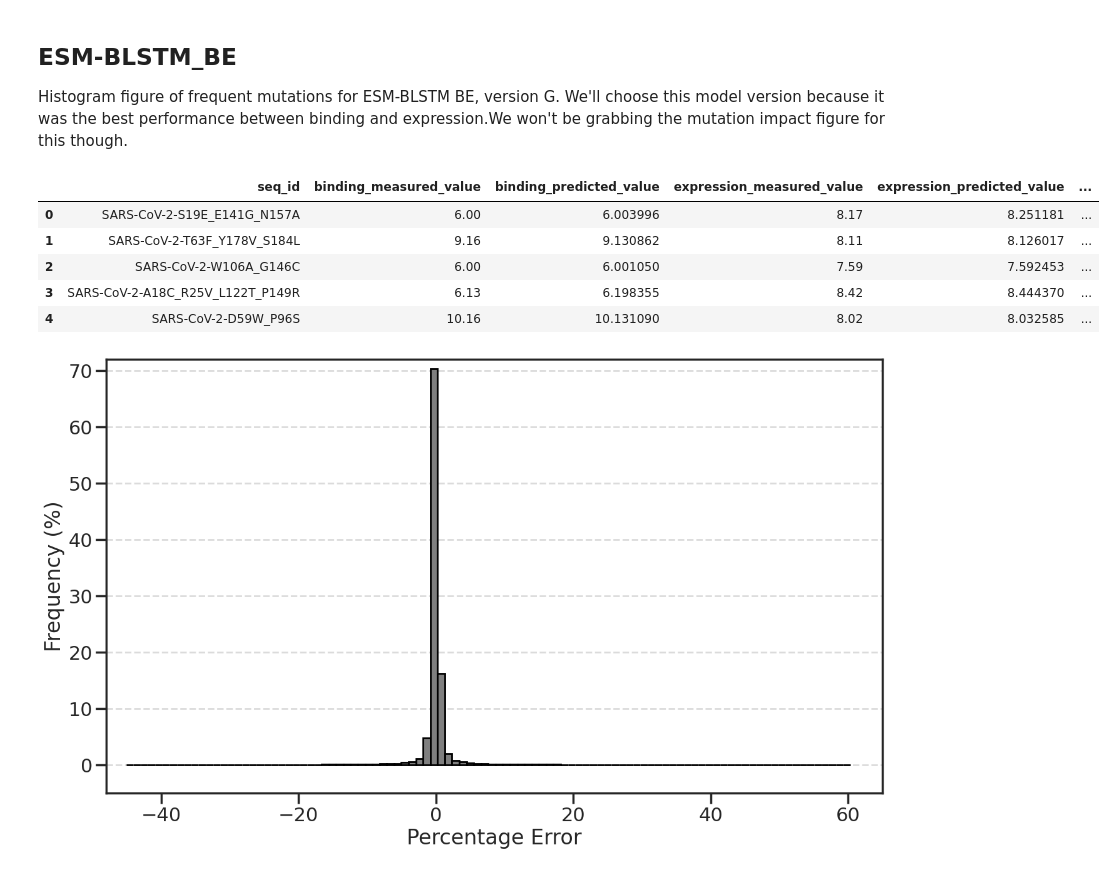
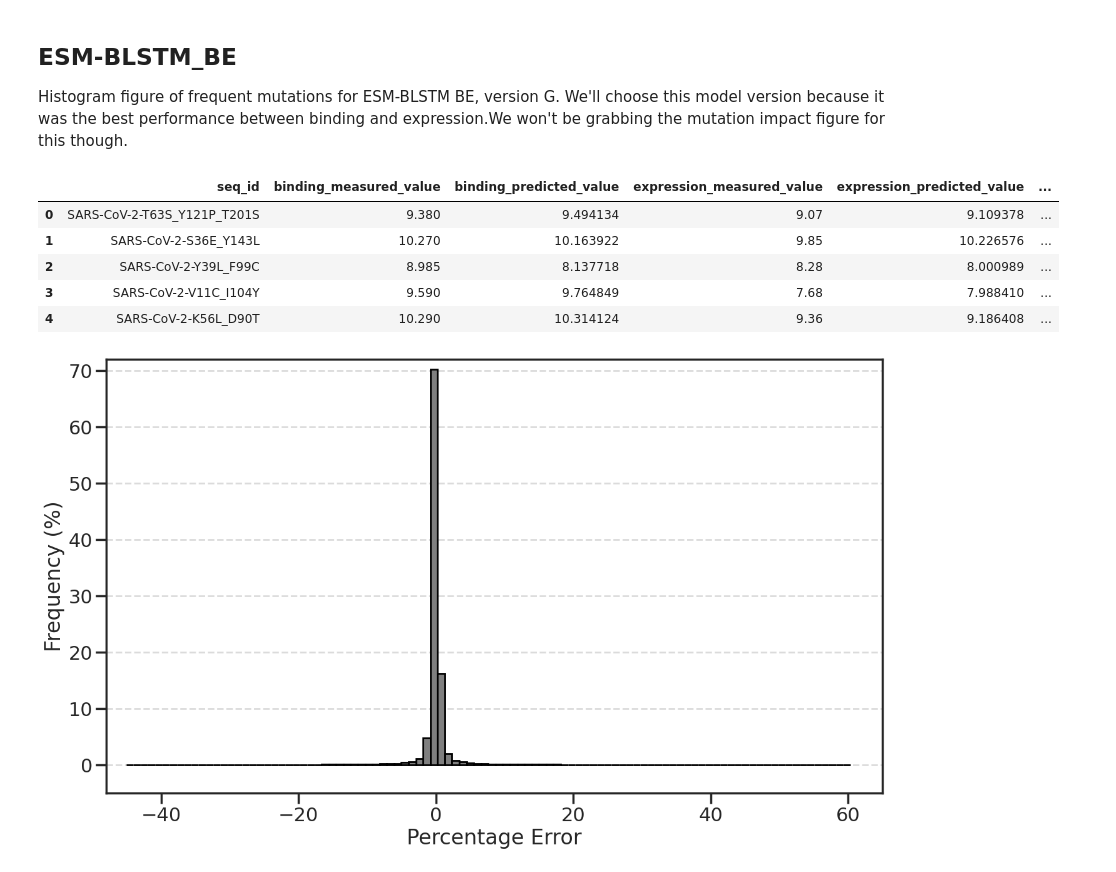
Before and after one commit to lanl/prime, a Jupyter notebook: notebooks/models/supp_fig-model_mutations.ipynb, the cells around one changed output. Saved outputs shown, nothing was run; the diff lists cells and outputs as text; code cells hidden in the pictures.

```diff
--- a/notebooks/models/supp_fig-model_mutations.ipynb
+++ b/notebooks/models/supp_fig-model_mutations.ipynb
@@ -733,17 +733,17 @@ Histogram figure of frequent mutations for ESM-BLSTM BE, version G. We'll choose
 # %%
 import pandas as pd
 
 log_dir = "../../src/pnlp/ESM_TL/logs/"
 
-info_df = pd.read_csv("/data/spike_ml/Spike_NLP-Lightning/notebooks/models/scatter/esm_blstm_be/esm_blstm_be.G-predicted_vs_measured.values.csv")
+info_df = pd.read_csv("/data/spike_ml/Spike_NLP-Lightning/notebooks/models/scatter/ESM_TL/esm_blstm_be/esm_blstm_be.G-predicted_vs_measured.values.csv")
 info_df.head(5)
 # %% [output]
 |  | seq_id | binding_measured_value | binding_predicted_value | expression_measured_value | expression_predicted_value | ... |
-| 0 | SARS-CoV-2-S19E_E141G_N157A | 6.00 | 6.003996 | 8.17 | 8.251181 | ... |
-| 1 | SARS-CoV-2-T63F_Y178V_S184L | 9.16 | 9.130862 | 8.11 | 8.126017 | ... |
-| 2 | SARS-CoV-2-W106A_G146C | 6.00 | 6.001050 | 7.59 | 7.592453 | ... |
-| 3 | SARS-CoV-2-A18C_R25V_L122T_P149R | 6.13 | 6.198355 | 8.42 | 8.444370 | ... |
-| 4 | SARS-CoV-2-D59W_P96S | 10.16 | 10.131090 | 8.02 | 8.032585 | ... |
+| 0 | SARS-CoV-2-T63S_Y121P_T201S | 9.380 | 9.494134 | 9.07 | 9.109378 | ... |
+| 1 | SARS-CoV-2-S36E_Y143L | 10.270 | 10.163922 | 9.85 | 10.226576 | ... |
+| 2 | SARS-CoV-2-Y39L_F99C | 8.985 | 8.137718 | 8.28 | 8.000989 | ... |
+| 3 | SARS-CoV-2-V11C_I104Y | 9.590 | 9.764849 | 7.68 | 7.988410 | ... |
+| 4 | SARS-CoV-2-K56L_D90T | 10.290 | 10.314124 | 9.36 | 9.186408 | ... |
 # %%
 # Binding
 binding_df = info_df[["seq_id", "binding_predicted_value", "binding_measured_value", "mode"]].copy()
```
Also changed, not shown: parts of 16 cells of this notebook, 36 other files.
